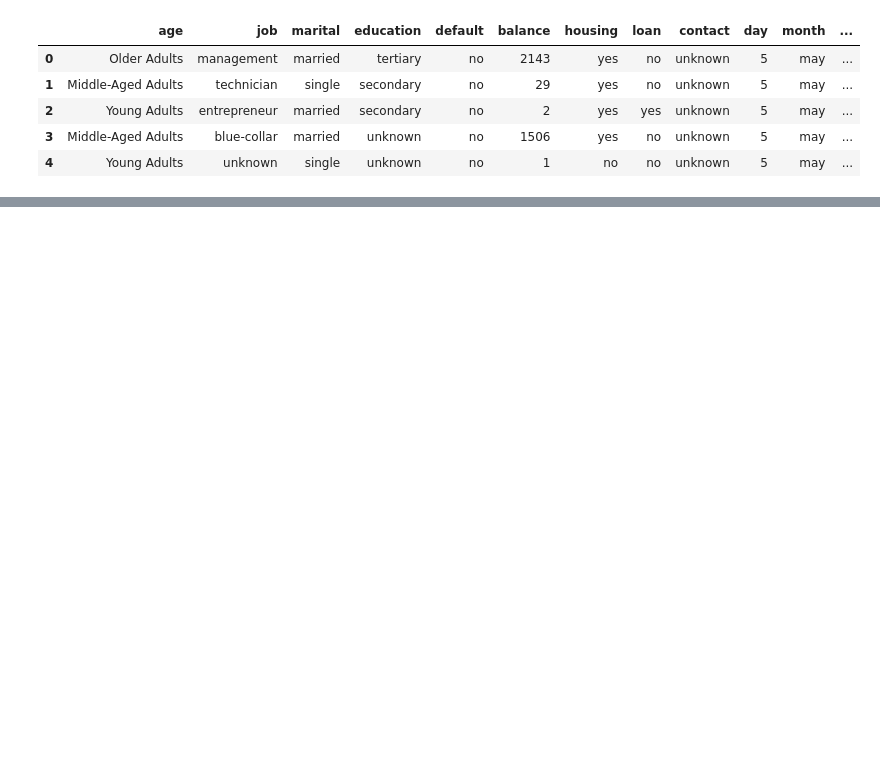
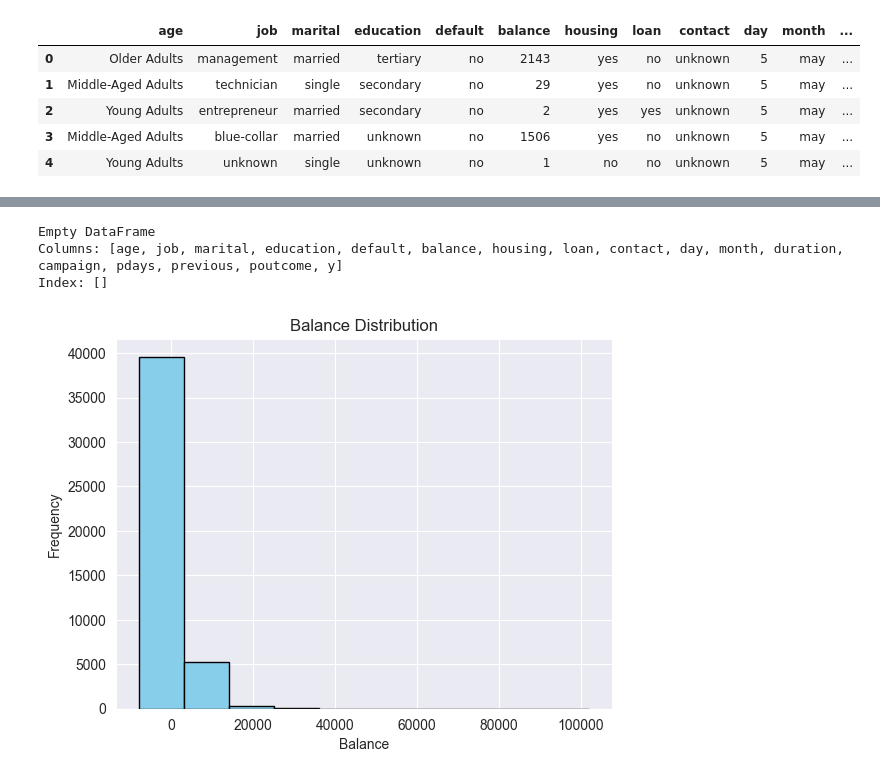
Before and after one commit to BinaraMendis7/Machine-learning, a Jupyter notebook: Mlcw.ipynb, the cells around one changed output, grey strips where cells are left out. Cells and saved outputs as stored; diff of their text form; code cells hidden in the pictures; blank space fills up the shorter version.

Commit message:
analyis balance and age

```diff
--- a/Mlcw.ipynb
+++ b/Mlcw.ipynb
@@ -142,6 +139,6 @@ plt.show()
 # %%
 
-bins = [18, 24, 34, 49, 64, float('inf')]
+bins = [17, 24, 34, 49, 64, float('inf')]
 labels = ['Teenagers', 'Young Adults', 'Middle-Aged Adults', 'Older Adults', 'Seniors']
 
 df['age'] = pd.cut(df['age'], bins=bins, labels=labels)
@@ -160,0 +169,15 @@ array(['unknown', 'cellular', 'telephone'], dtype=object)
+# %%
+null_rows = df[df['age'].isna()]
+print(null_rows)
+# %% [output]
+Empty DataFrame
+Columns: [age, job, marital, education, default, balance, housing, loan, contact, day, month, duration, campaign, pdays, previous, poutcome, y]
+Index: []
+# %%
+plt.hist(df['balance'], bins=10, color='skyblue', edgecolor='black')
+plt.title('Balance Distribution')
+plt.xlabel('Balance')
+plt.ylabel('Frequency')
+plt.show()
+# %% [output]
+[figure, added]
```
Also changed, not shown: parts of 8 cells of this notebook.
